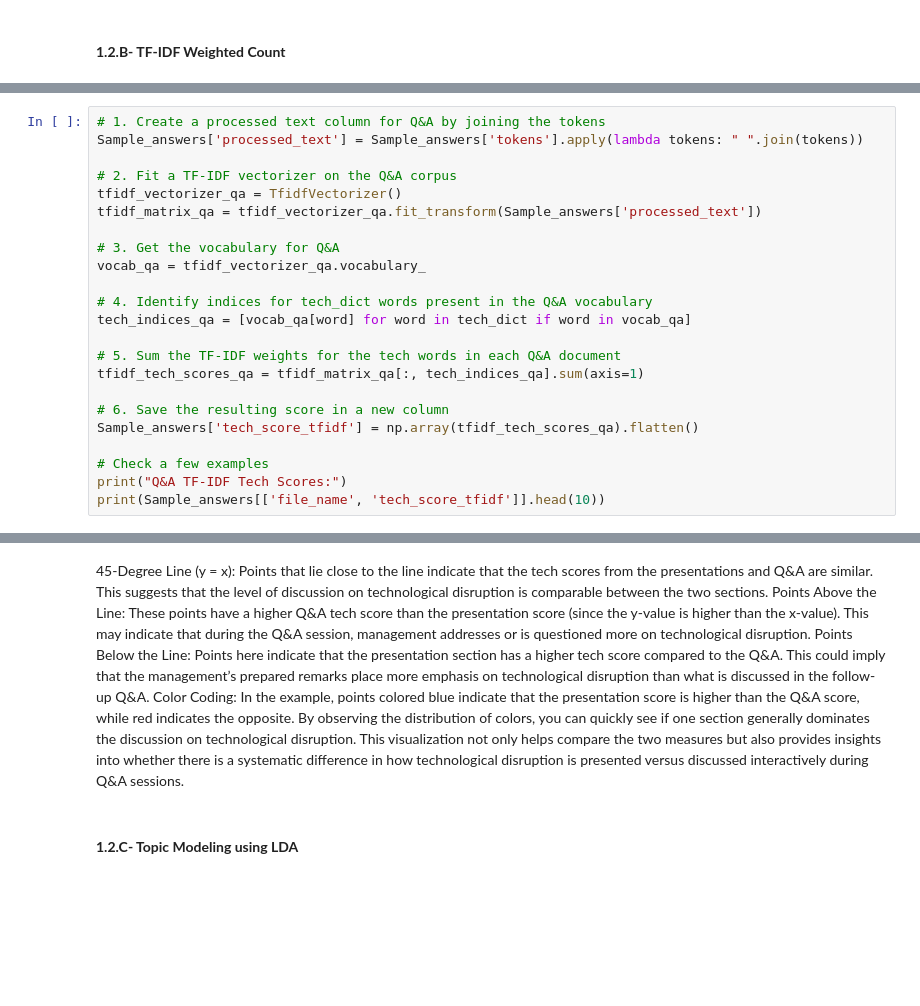
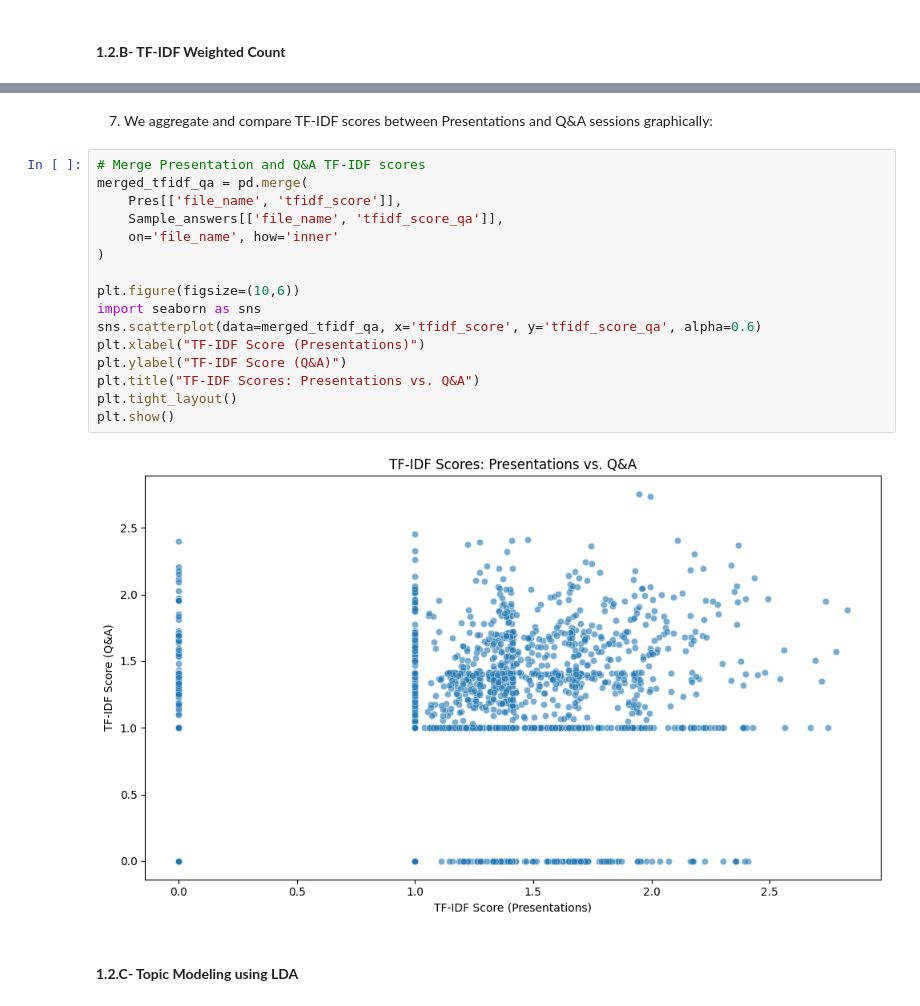
Before and after one commit to Arame-create/NLP-for-Finance, a Jupyter notebook: NLP_coursework.ipynb, the cells around one changed output, grey strips where cells are left out. Saved outputs shown, nothing was run; the diff lists cells and outputs as text; blank space fills up the shorter version.

```diff
--- a/NLP_coursework.ipynb
+++ b/NLP_coursework.ipynb
@@ -783,23 +662,0 @@ Again, we sum the TF‑IDF weights for technology‑related words for each Q&A d
-# %%
-# 1. Create a processed text column for Q&A by joining the tokens
-Sample_answers['processed_text'] = Sample_answers['tokens'].apply(lambda tokens: " ".join(tokens))
-
-# 2. Fit a TF-IDF vectorizer on the Q&A corpus
-tfidf_vectorizer_qa = TfidfVectorizer()
-tfidf_matrix_qa = tfidf_vectorizer_qa.fit_transform(Sample_answers['processed_text'])
-
-# 3. Get the vocabulary for Q&A
-vocab_qa = tfidf_vectorizer_qa.vocabulary_
-
-# 4. Identify indices for tech_dict words present in the Q&A vocabulary
-tech_indices_qa = [vocab_qa[word] for word in tech_dict if word in vocab_qa]
-
-# 5. Sum the TF-IDF weights for the tech words in each Q&A document
-tfidf_tech_scores_qa = tfidf_matrix_qa[:, tech_indices_qa].sum(axis=1)
-
-# 6. Save the resulting score in a new column
-Sample_answers['tech_score_tfidf'] = np.array(tfidf_tech_scores_qa).flatten()
-
-# Check a few examples
-print("Q&A TF-IDF Tech Scores:")
-print(Sample_answers[['file_name', 'tech_score_tfidf']].head(10))
@@ -959,13 +663,23 @@ plt.show()
-# %% [markdown]
-45-Degree Line (y = x):
-Points that lie close to the line indicate that the tech scores from the presentations and Q&A are similar. This suggests that the level of discussion on technological disruption is comparable between the two sections.
-Points Above the Line:
-These points have a higher Q&A tech score than the presentation score (since the y-value is higher than the x-value). This may indicate that during the Q&A session, management addresses or is questioned more on technological disruption.
-Points Below the Line:
-Points here indicate that the presentation section has a higher tech score compared to the Q&A. This could imply that the management’s prepared remarks place more emphasis on technological disruption than what is discussed in the follow-up Q&A.
-Color Coding:
-In the example, points colored blue indicate that the presentation score is higher than the Q&A score, while red indicates the opposite. By observing the distribution of colors, you can quickly see if one section generally dominates the discussion on technological disruption.
-This visualization not only helps compare the two measures but also provides insights into whether there is a systematic difference in how technological disruption is presented versus discussed interactively during Q&A sessions.
+# %% [markdown]
+7. We aggregate and compare TF-IDF scores between Presentations and Q&A sessions graphically:
+# %%
+# Merge Presentation and Q&A TF-IDF scores
+merged_tfidf_qa = pd.merge(
+    Pres[['file_name', 'tfidf_score']],
+    Sample_answers[['file_name', 'tfidf_score_qa']],
+    on='file_name', how='inner'
+)
+
+plt.figure(figsize=(10,6))
+import seaborn as sns
+sns.scatterplot(data=merged_tfidf_qa, x='tfidf_score', y='tfidf_score_qa', alpha=0.6)
+plt.xlabel("TF-IDF Score (Presentations)")
+plt.ylabel("TF-IDF Score (Q&A)")
+plt.title("TF-IDF Scores: Presentations vs. Q&A")
+plt.tight_layout()
+plt.show()
+# %% [output]
+[figure, added]
 # %% [markdown]
 #### __1.2.C- Topic Modeling using LDA__
 # %% [markdown]
```
Also changed, not shown: parts of 26 cells of this notebook.
